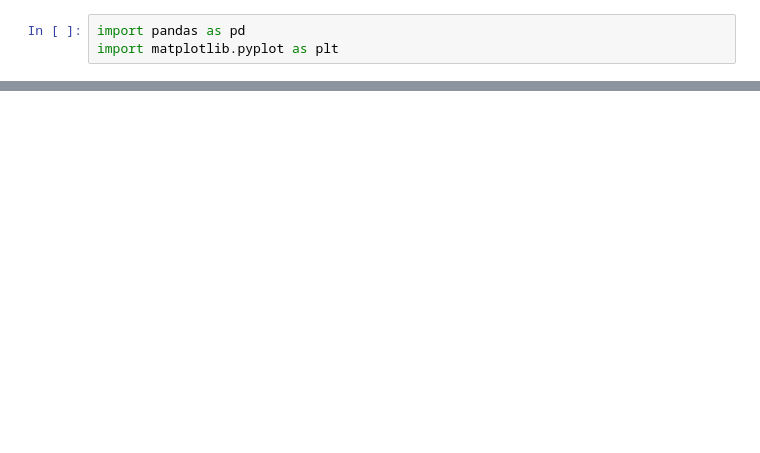
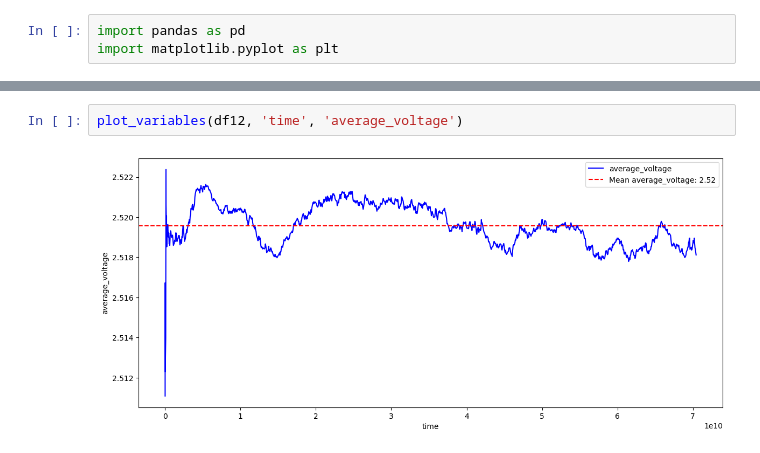
Before and after one commit to ademnea/Powermonitoring, a Jupyter notebook: RaspberryPicoCode/moving_avg.ipynb, the cells around one changed output, grey strips where cells are left out. Saved outputs shown, nothing was run; the diff lists cells and outputs as text; blank space fills up the shorter version.

```diff
--- a/RaspberryPicoCode/moving_avg.ipynb
+++ b/RaspberryPicoCode/moving_avg.ipynb
@@ -37,0 +61,4 @@ plot_variables(df8, 'time', 'power')
+# %%
+plot_variables(df12, 'time', 'average_voltage')
+# %% [output]
+[figure, added]
```
Also changed, not shown: parts of 12 cells of this notebook, 7 other files.
